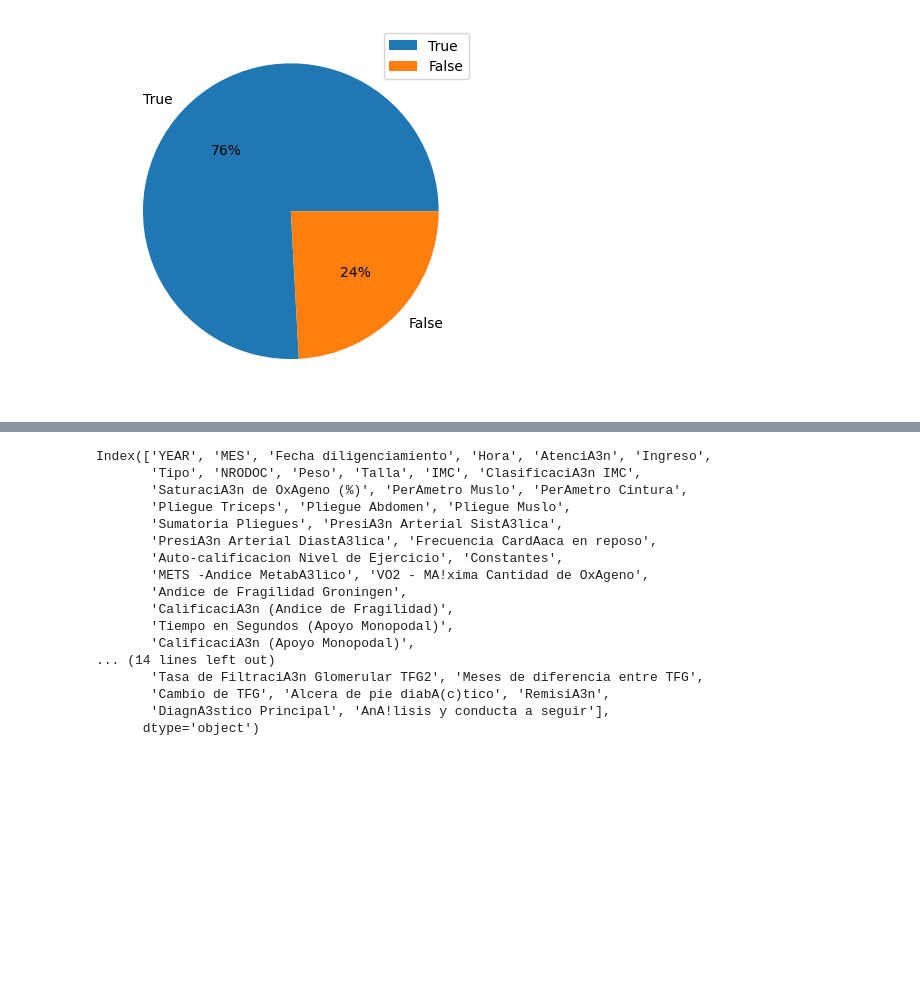
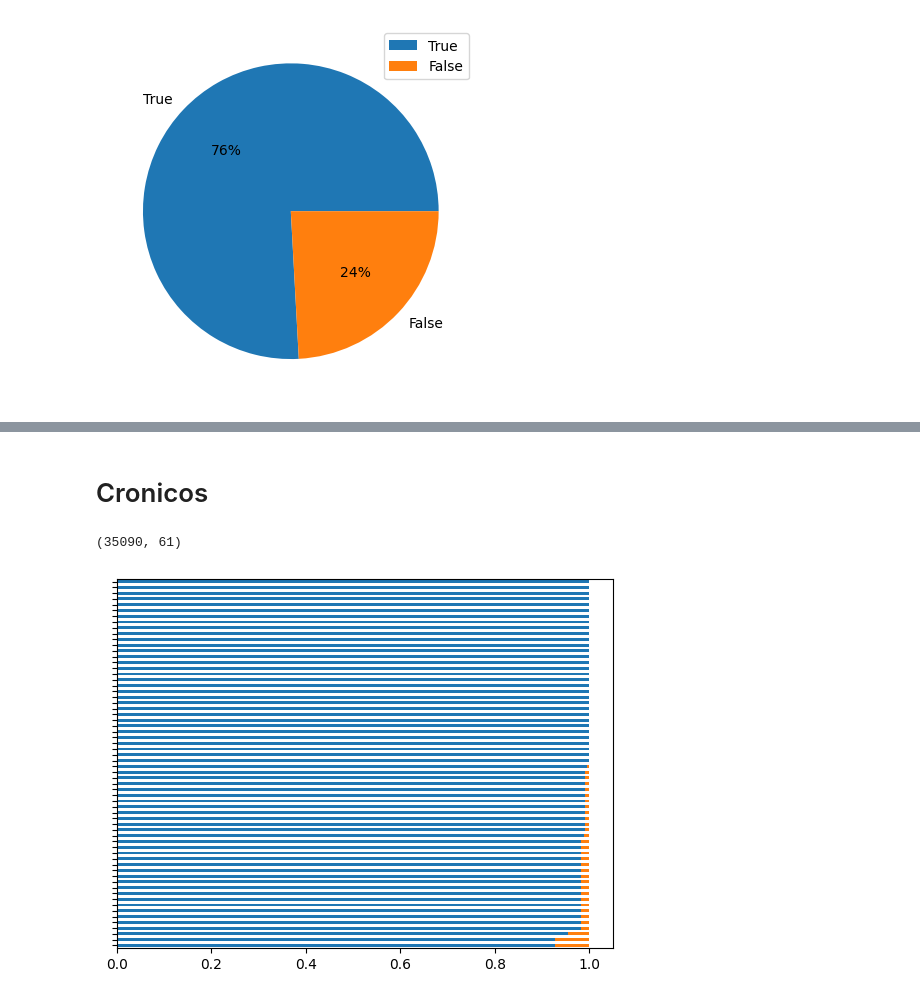
Before and after one commit to alejoarango8/health, a Jupyter notebook: Untitled.ipynb, the cells around one changed output, grey strips where cells are left out. Cells and saved outputs as stored; diff of their text form; code cells hidden in the pictures; blank space fills up the shorter version.

Commit message:
mas exploracion y manejo de nulos

```diff
--- a/Untitled.ipynb
+++ b/Untitled.ipynb
@@ -176,3 +173,0 @@ df_egresos = df_egresos[df_egresos["NRODOC"].isin(ids)]
-# %%
-# Convertir valores sin informacion a nulos
-df_cronicos.replace(["", "([sS]in\s)", "ND"], [np.nan]*3, regex=True, inplace=True)
@@ -257,20 +174,2 @@ plt.show()
-# %%
-df_cronicos.columns
-# %% [output]
-Index(['YEAR', 'MES', 'Fecha diligenciamiento', 'Hora', 'AtenciA3n', 'Ingreso',
-       'Tipo', 'NRODOC', 'Peso', 'Talla', 'IMC', 'ClasificaciA3n IMC',
-       'SaturaciA3n de OxAgeno (%)', 'PerAmetro Muslo', 'PerAmetro Cintura',
-       'Pliegue Triceps', 'Pliegue Abdomen', 'Pliegue Muslo',
-       'Sumatoria Pliegues', 'PresiA3n Arterial SistA3lica',
-       'PresiA3n Arterial DiastA3lica', 'Frecuencia CardAaca en reposo',
-       'Auto-calificacion Nivel de Ejercicio', 'Constantes',
-       'METS -Andice MetabA3lico', 'VO2 - MA!xima Cantidad de OxAgeno',
-       'Andice de Fragilidad Groningen',
-       'CalificaciA3n (Andice de Fragilidad)',
-       'Tiempo en Segundos (Apoyo Monopodal)',
-       'CalificaciA3n (Apoyo Monopodal)',
-... (14 lines left out)
-       'Tasa de FiltraciA3n Glomerular TFG2', 'Meses de diferencia entre TFG',
-       'Cambio de TFG', 'Alcera de pie diabA(c)tico', 'RemisiA3n',
-       'DiagnA3stico Principal', 'AnA!lisis y conducta a seguir'],
-      dtype='object')
+# %% [markdown]
+# Cronicos
@@ -276,0 +178,26 @@ Index(['YEAR', 'MES', 'Fecha diligenciamiento', 'Hora', 'AtenciA3n', 'Ingreso',
+# %%
+# Calcula el porcentaje de valores nulos en cada variable
+porcentaje_nulos = (df_cronicos.isnull().sum() / len(df_cronicos)) * 100
+
+# Filtra las variables que tienen más del 10% de valores nulos
+variables_con_nulos = porcentaje_nulos[porcentaje_nulos > 10].index
+
+# Elimina las variables con más del 10% de valores nulos del DataFrame
+df_cronicos.drop(variables_con_nulos, axis=1, inplace=True)
+
+df_cronicos["Fecha diligenciamiento"] = pd.to_datetime((df_cronicos["Fecha diligenciamiento"].astype(str) + " " + df_cronicos["Hora"].astype(str)), format="mixed")
+
+df_cronicos.drop(["YEAR", "MES", "Hora"], axis=1, inplace=True)
+# %%
+# pd.set_option("display.max_columns", None)
+df_cronicos.shape
+# %% [output]
+(35090, 61)
+# %%
+df_na = df_cronicos[df_cronicos["NRODOC"].isin(ids)].isna().apply(pd.Series.value_counts, normalize=True).T.fillna(0)
+
+df_na.sort_values(by=True, ascending=False).plot(kind="barh", stacked=True, legend=False)
+
+plt.yticks(visible=False);
+# %% [output]
+[figure, added]
```
Also changed, not shown: parts of 21 cells of this notebook.
